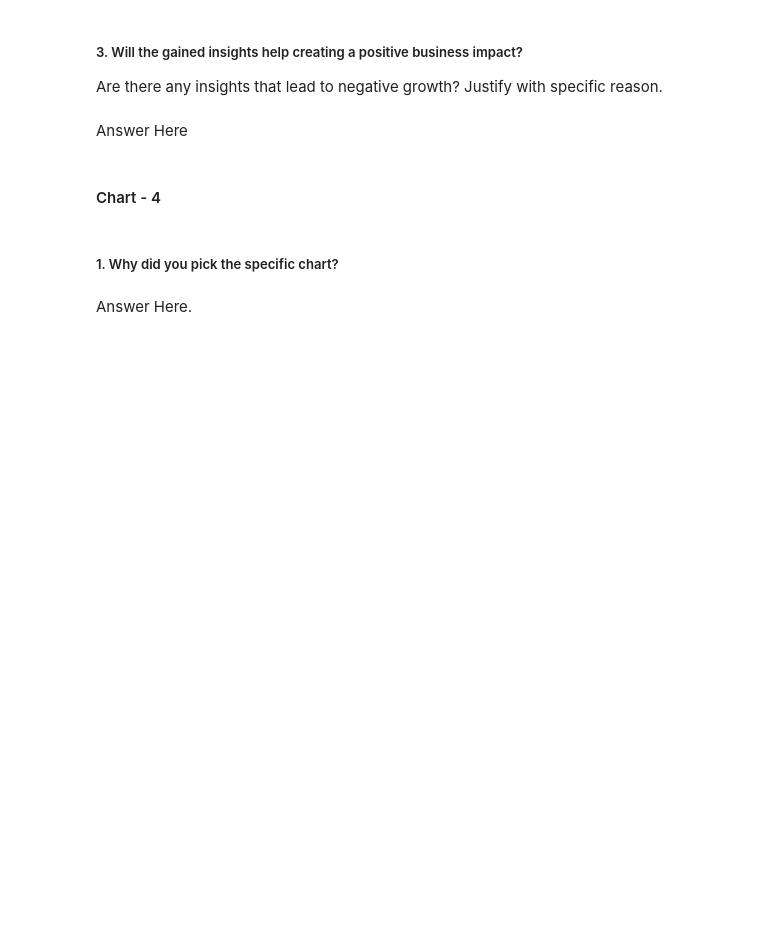
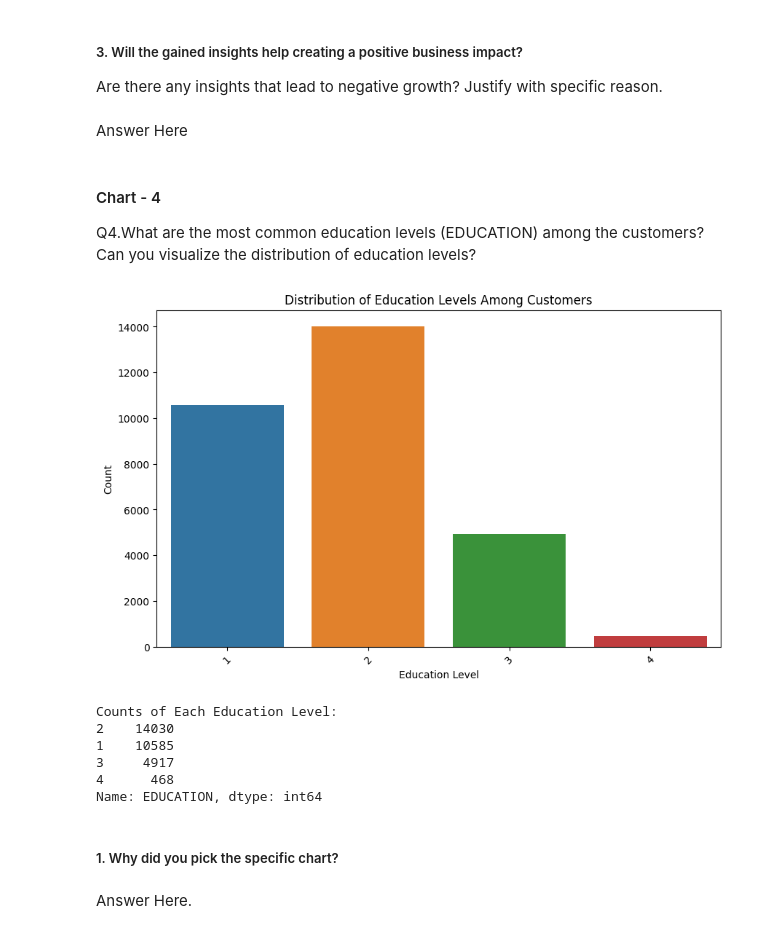
Before and after one commit to Jassibro/CREDIT-CARD-DEFAULT-PREDICTION, a Jupyter notebook: CREDIT_CARD_DEFAULT_PREDICTION.ipynb, the cells around one changed output. Cells and saved outputs as stored; diff of their text form; code cells hidden in the pictures; blank space fills up the shorter version.

```diff
--- a/CREDIT_CARD_DEFAULT_PREDICTION.ipynb
+++ b/CREDIT_CARD_DEFAULT_PREDICTION.ipynb
@@ -221,5 +412,3 @@ Answer Here
 Are there any insights that lead to negative growth? Justify with specific reason.
 # %% [markdown]
 Answer Here
-# %% [markdown]
-#### Chart - 4
@@ -228,3 +415,32 @@ Answer Here
+# %% [markdown]
+#### Chart - 4
+Q4.What are the most common education levels (EDUCATION) among the customers? Can you visualize the distribution of education levels?
+# %%
+# Chart - 4 visualization code
+
+# Count the occurrences of each education level
+education_counts = df['EDUCATION'].value_counts()
+
+# Create a bar plot to visualize the distribution of education levels
+plt.figure(figsize=(10, 6))
+sns.barplot(x=education_counts.index, y=education_counts.values)
+plt.xlabel('Education Level')
+plt.ylabel('Count')
+plt.title('Distribution of Education Levels Among Customers')
+plt.xticks(rotation=45)
+plt.show()
+
+# Print the counts of each education level
+print("Counts of Each Education Level:")
+print(education_counts)
+# %% [output]
+[figure, added]
+Counts of Each Education Level:
+2    14030
+1    10585
+3     4917
+4      468
+Name: EDUCATION, dtype: int64
 # %% [markdown]
 ##### 1. Why did you pick the specific chart?
 # %% [markdown]
```
Also changed, not shown: parts of 112 cells of this notebook.
